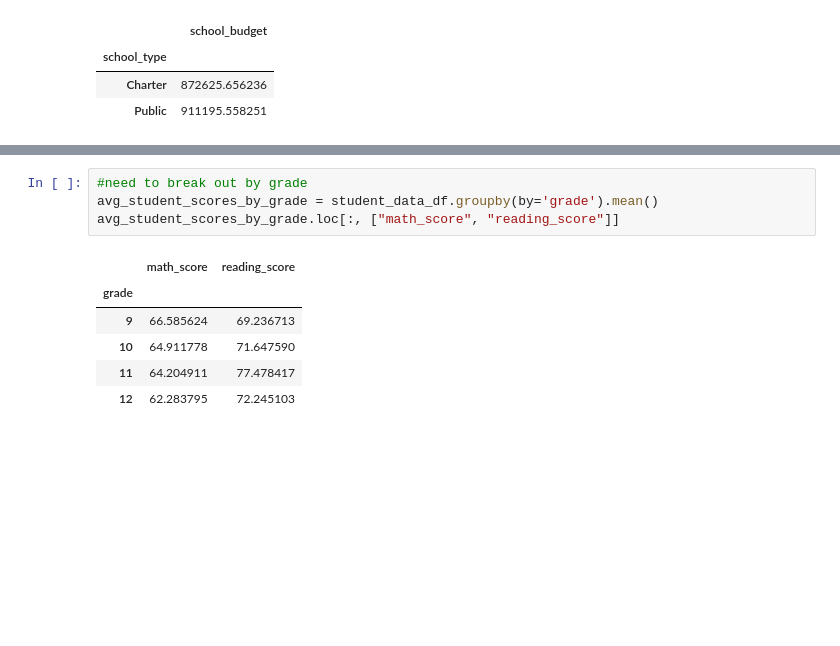
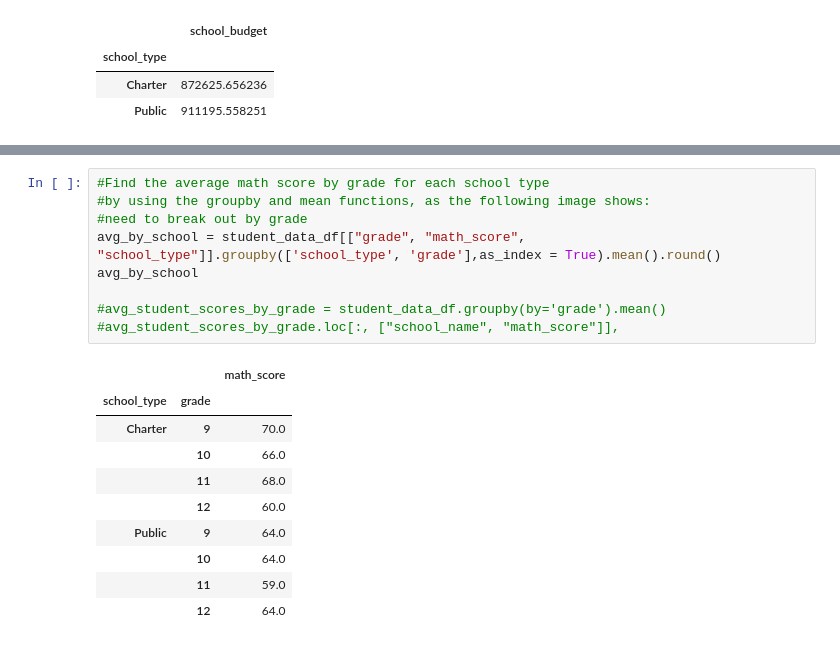
Before and after one commit to LouFoster/Module-4_v2, a Jupyter notebook: Challenge4v2.ipynb, the cells around one changed output, grey strips where cells are left out. Drawn from its saved outputs; the diff is of its cells as text; blank space fills up the shorter version.

```diff
--- a/Challenge4v2.ipynb
+++ b/Challenge4v2.ipynb
@@ -446,14 +478,23 @@ graded_reading.iloc[0:3]
 # %%
+#Find the average math score by grade for each school type
+#by using the groupby and mean functions, as the following image shows:
 #need to break out by grade
-avg_student_scores_by_grade = student_data_df.groupby(by='grade').mean()
-avg_student_scores_by_grade.loc[:, ["math_score", "reading_score"]]
+avg_by_school = student_data_df[["grade", "math_score", "school_type"]].groupby(['school_type', 'grade'],as_index = True).mean().round()
+avg_by_school
+
+#avg_student_scores_by_grade = student_data_df.groupby(by='grade').mean()
+#avg_student_scores_by_grade.loc[:, ["school_name", "math_score"]],
 # %% [output]
-|  | math_score | reading_score |
-| grade |  |  |
-| 9 | 66.585624 | 69.236713 |
-| 10 | 64.911778 | 71.647590 |
-| 11 | 64.204911 | 77.478417 |
-| 12 | 62.283795 | 72.245103 |
+|  |  | math_score |
+| school_type | grade |  |
+| Charter | 9 | 70.0 |
+|  | 10 | 66.0 |
+|  | 11 | 68.0 |
+|  | 12 | 60.0 |
+| Public | 9 | 64.0 |
+|  | 10 | 64.0 |
+|  | 11 | 59.0 |
+|  | 12 | 64.0 |
 # %%
 # Calculate the average math scores using .groupby() and .mean()
 per_school_averages = student_data_df.groupby(["school_name"]).mean()
```
Also changed, not shown: parts of 4 cells of this notebook.
